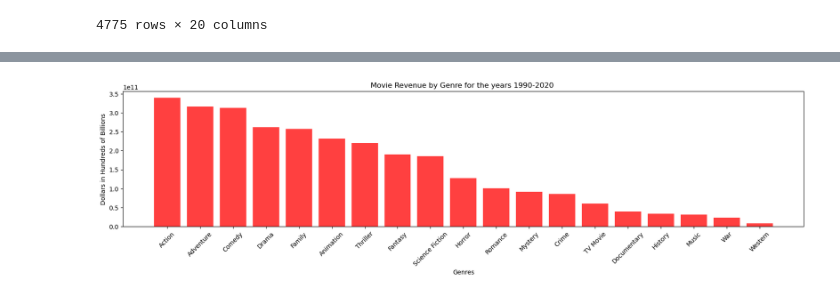
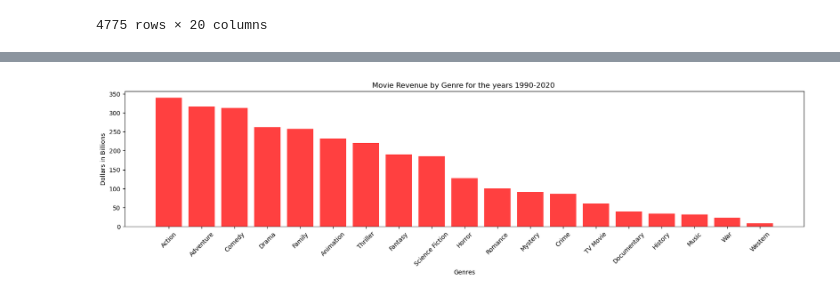
Before and after one commit to hatkiet/Project-1-Red-Team, a Jupyter notebook: Patrick's Visualizations Notebook.ipynb, the cells around one changed output, grey strips where cells are left out. Cells and saved outputs as stored; diff of their text form; code cells hidden in the pictures.

```diff
--- a/Patrick's Visualizations Notebook.ipynb
+++ b/Patrick's Visualizations Notebook.ipynb
@@ -155,0 +343,23 @@ transposed_df
+# %%
+genre_score_sums = score_sums[['History', 'Animation', 'Horror', 'Crime', 'Documentary',
+       'Comedy', 'Adventure', 'Family', 'Science Fiction', 'Music', 'Romance',
+       'Fantasy', 'Thriller', 'Action', 'War', 'Mystery', 'Western', 'Drama',
+       'TV Movie']]
+
+transposed_score_df = genre_score_sums.transpose()
+
+
+#Reset the index... not sure why I have to do it hear and again a few lines down but I get an error if I don't
+transposed_score_df = transposed_score_df.reset_index(0)
+
+# Assign new headers to the DataFrame
+new_headers = ['Genre','Scores']
+transposed_score_df.columns = new_headers
+
+# #Sort the values from highest to lowest and reset the index
+transposed_score_df = transposed_score_df.sort_values(by='Scores', ascending=False)
+
+transposed_score_df = transposed_score_df.set_index('Genre')
+
+
+transposed_score_df
@@ -155,0 +385,6 @@ transposed_df
+# %%
+#Merge the three dfs
+
+merged_RPS_df = transposed_revenue_df.merge(transposed_profit_df, left_index=True, right_index=True).merge(transposed_score_df, left_index=True, right_index=True)
+
+merged_RPS_df
@@ -156,18 +410,21 @@ transposed_df
 # %%
-x_axis = np.arange(len(transposed_df))
+#Create a bar chart to show revenue totals for each genre
+x_axis = np.arange(len(merged_RPS_df))
 tick_locations = [value+0.4 for value in x_axis]
-y_axis = transposed_df["Revenue"]
+y_axis = transposed_revenue_df["Revenue"]/1000000000
+
+index_values = merged_RPS_df.index
 # %%
 # Create a list indicating where to write x labels and set figure size to adjust for space
 plt.figure(figsize=(20,4))
 plt.bar(x_axis, y_axis, color='r', alpha=0.75, align="edge")
-plt.xticks(tick_locations, transposed_df["Genre"], rotation=45)
+plt.xticks(tick_locations, index_values, rotation=45)
 
 
 plt.title("Movie Revenue by Genre for the years 1990-2020 ")
 plt.xlabel("Genres")
-plt.ylabel("Dollars in Hundreds of Billions")
+plt.ylabel("Dollars in Billions")
 
 plt.show()
 # %% [output]
-[figure, old version]
+[figure, new version]
```
Also changed, not shown: parts of 25 cells of this notebook.
